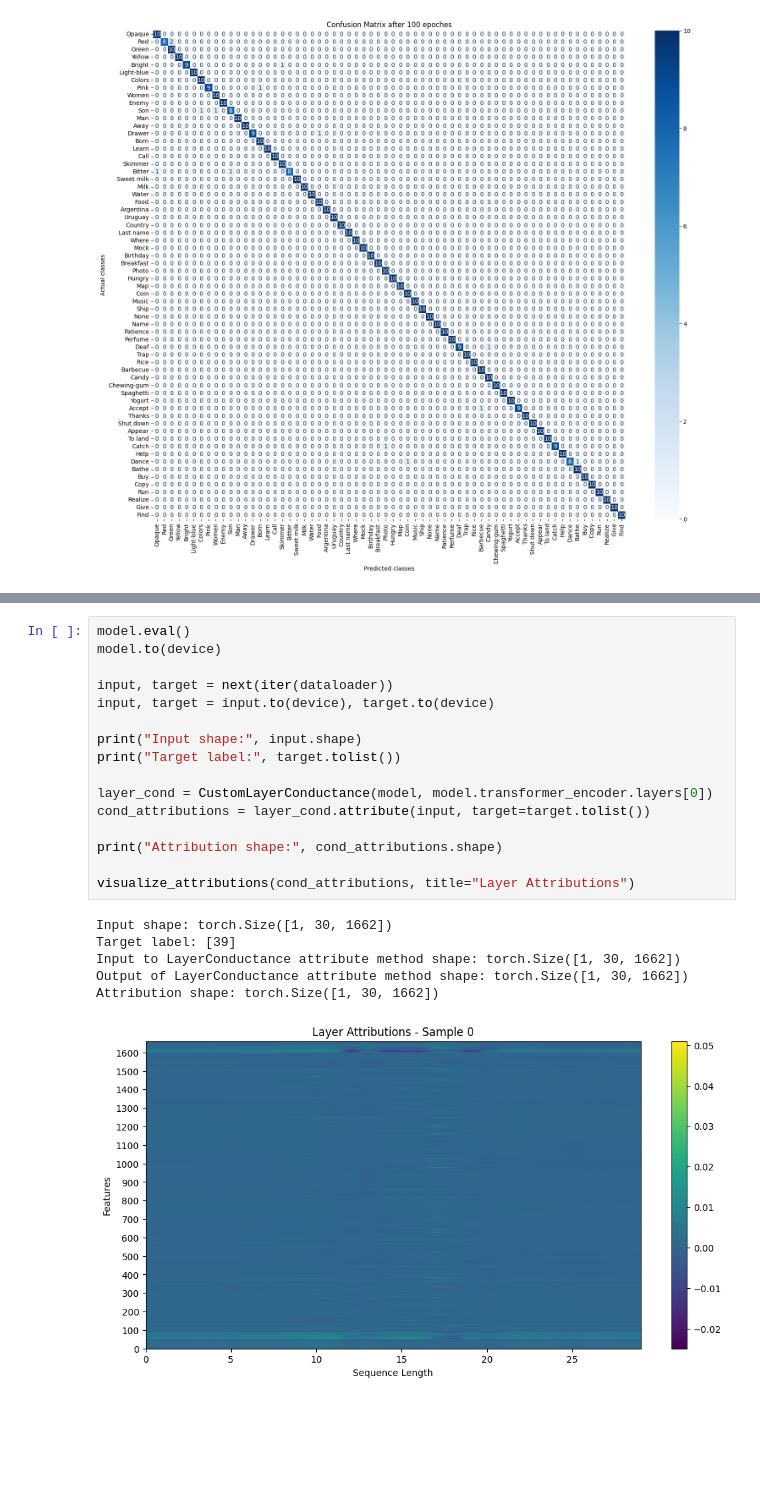
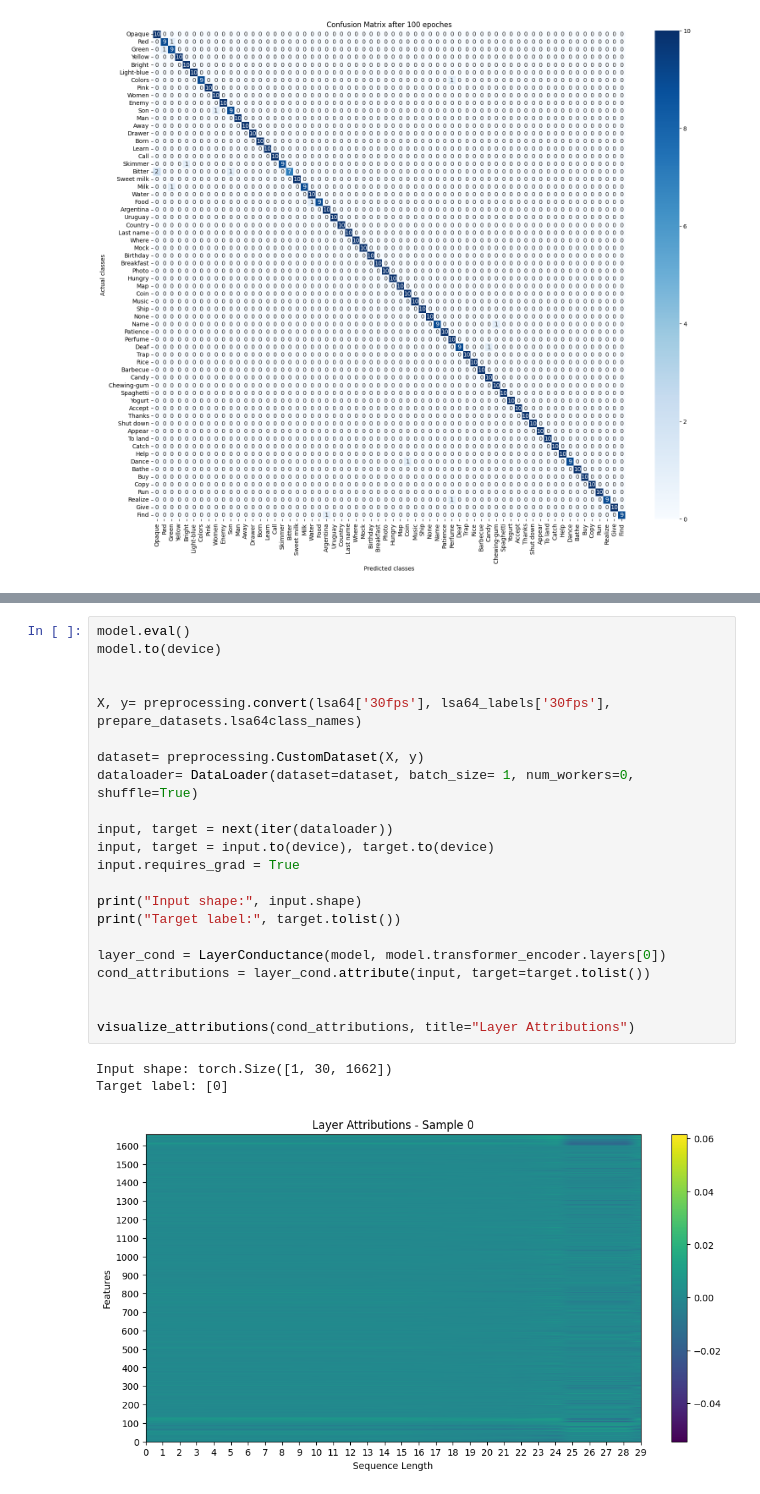
Before and after one commit to SadeghAllahverdi/SignLanguage-project, a Jupyter notebook: SignLanguageProject/notebooks/experiment_lsa64.ipynb, the cells around one changed output, grey strips where cells are left out. Drawn from its saved outputs; the diff is of its cells as text; blank space fills up the shorter version.

```diff
--- a/SignLanguageProject/notebooks/experiment_lsa64.ipynb
+++ b/SignLanguageProject/notebooks/experiment_lsa64.ipynb
@@ -295,23 +239,26 @@ Attribution shape: torch.Size([1, 30, 1662])
-# %%
-model.eval()
-model.to(device)
-
-input, target = next(iter(dataloader))
-input, target = input.to(device), target.to(device)
-
-print("Input shape:", input.shape)
-print("Target label:", target.tolist())
-
-layer_cond = CustomLayerConductance(model, model.transformer_encoder.layers[0])
-cond_attributions = layer_cond.attribute(input, target=target.tolist())
-
-print("Attribution shape:", cond_attributions.shape)
-
-visualize_attributions(cond_attributions, title="Layer Attributions")
-# %% [output]
-Input shape: torch.Size([1, 30, 1662])
-Target label: [39]
-Input to LayerConductance attribute method shape: torch.Size([1, 30, 1662])
-Output of LayerConductance attribute method shape: torch.Size([1, 30, 1662])
-Attribution shape: torch.Size([1, 30, 1662])
-[figure, removed]
+# %%
+model.eval()
+model.to(device)
+
+
+X, y= preprocessing.convert(lsa64['30fps'], lsa64_labels['30fps'], prepare_datasets.lsa64class_names)
+
+dataset= preprocessing.CustomDataset(X, y)
+dataloader= DataLoader(dataset=dataset, batch_size= 1, num_workers=0, shuffle=True)
+
+input, target = next(iter(dataloader))
+input, target = input.to(device), target.to(device)
+input.requires_grad = True
+
+print("Input shape:", input.shape)
+print("Target label:", target.tolist())
+
+layer_cond = LayerConductance(model, model.transformer_encoder.layers[0])
+cond_attributions = layer_cond.attribute(input, target=target.tolist())
+
+
+visualize_attributions(cond_attributions, title="Layer Attributions")
+# %% [output]
+Input shape: torch.Size([1, 30, 1662])
+Target label: [0]
+[figure, added]
```
Also changed, not shown: parts of 11 cells of this notebook, 1 other file.
